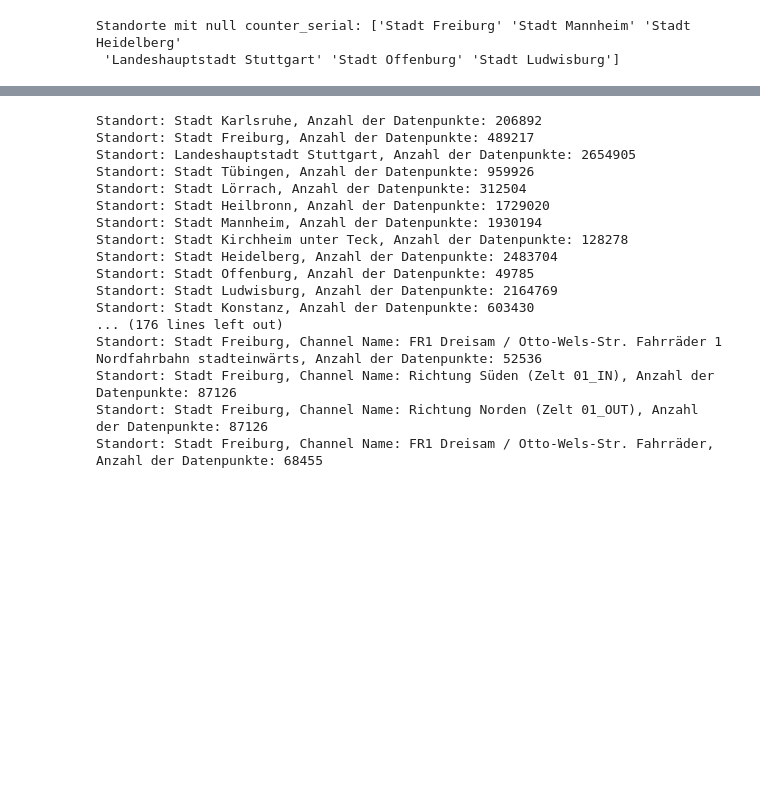
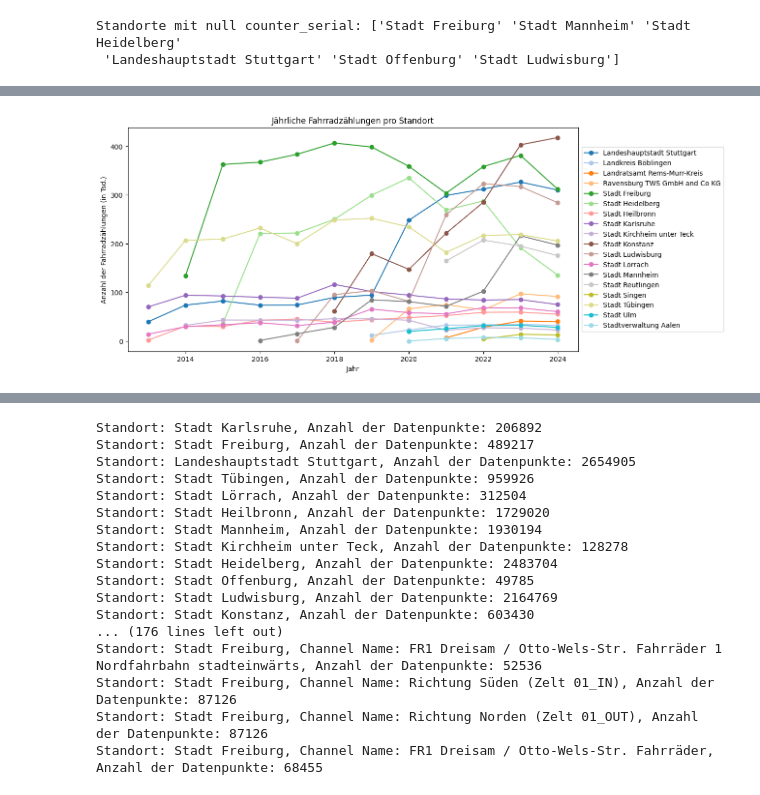
Before and after one commit to skessler01/data_literacy, a Jupyter notebook: data_preprocessing.ipynb, the cells around one changed output, grey strips where cells are left out. Drawn from its saved outputs; the diff is of its cells as text; code cells hidden in the pictures; blank space fills up the shorter version.

Commit message:
Added some plots

```diff
--- a/data_preprocessing.ipynb
+++ b/data_preprocessing.ipynb
@@ -96,0 +92,4 @@ Anzahl der Duplikate: 0
+# %%
+# Number of years in the dataset
+data['year'] = data['timestamp'].dt.year
+print(f"Jahre im Datensatz: {data['year'].nunique()} - {data['year'].unique()}")
@@ -107,0 +185,20 @@ print(general_columns)
+# %%
+# Check yearly number of counts per standort
+
+# Extract date from timestamp
+data['date'] = data['timestamp'].dt.date
+
+# Step 1: Get max zählstand per standort, counter_serial, and date
+max_per_counter = data.groupby(['standort', 'counter_serial', 'date'])['zählstand'].max().reset_index()
+
+# Step 2: Sum these maxima per standort and date
+daily_counts = max_per_counter.groupby(['standort', 'date'])['zählstand'].sum().reset_index()
+daily_counts = daily_counts.rename(columns={'zählstand': 'daily_counts'})
+
+# Step 3: Now aggregate to yearly counts
+daily_counts['year'] = pd.to_datetime(daily_counts['date']).dt.year
+yearly_counts = daily_counts.groupby(['standort', 'year'])['daily_counts'].sum().reset_index()
+yearly_counts = yearly_counts.rename(columns={'daily_counts': 'yearly_counts'})
+
+print("Jährliche Zählungen pro Standort:")
+yearly_counts
@@ -107,0 +220,23 @@ print(general_columns)
+# %%
+# Plot the yearly counts per standort
+def thousands(x, pos):
+    return f'{int(x/1000)}'
+
+standorte = yearly_counts['standort'].unique()
+colors = cm.get_cmap('tab20', len(standorte))
+
+plt.figure(figsize=(12, 6))
+for i, standort in enumerate(standorte):
+    subset = yearly_counts[yearly_counts['standort'] == standort]
+    plt.plot(subset['year'], subset['yearly_counts'], marker='o',
+             label=standort, color=colors(i))
+
+plt.title("Jährliche Fahrradzählungen pro Standort")
+plt.xlabel("Jahr")
+plt.ylabel("Anzahl der Fahrradzählungen (in Tsd.)")
+
+plt.gca().yaxis.set_major_formatter(FuncFormatter(thousands))
+plt.gca().legend(loc='center left', bbox_to_anchor=(1, 0.5))
+plt.show()
+# %% [output]
+[figure, added]
```
Also changed, not shown: parts of 23 cells of this notebook, 1 other file.
